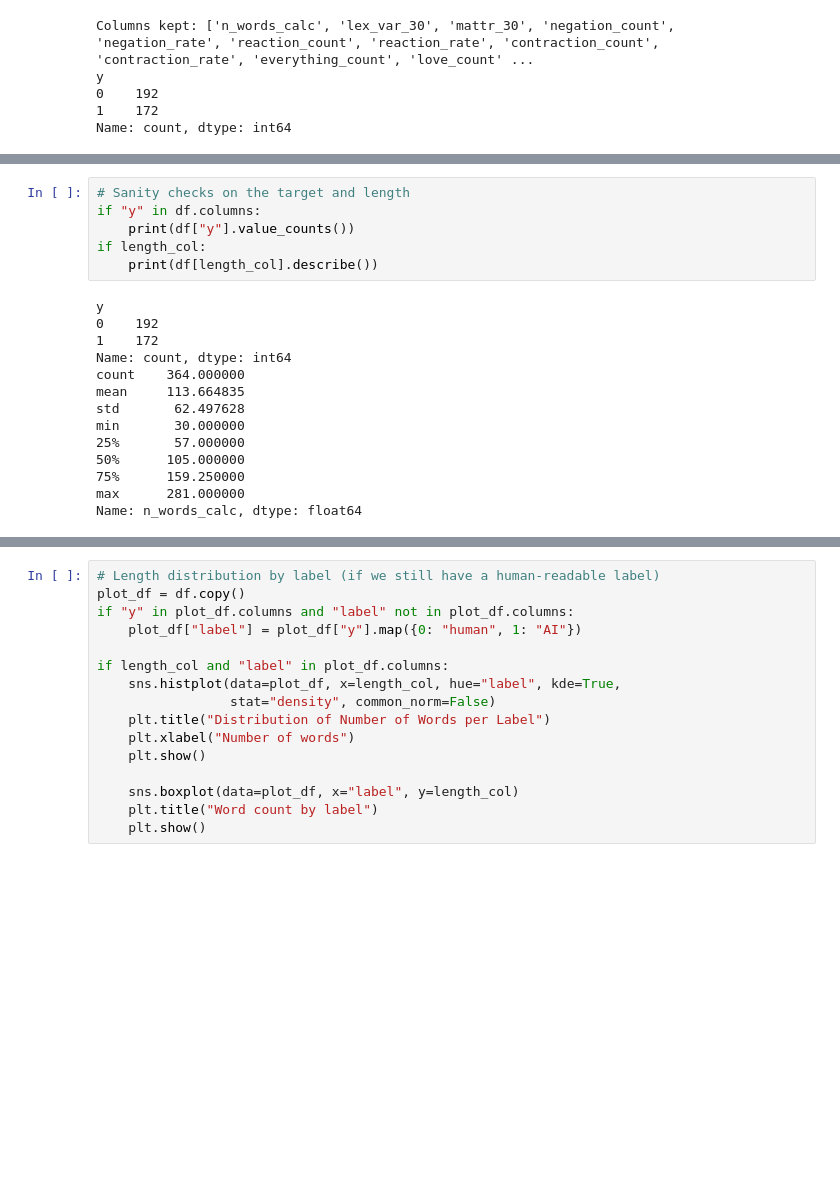
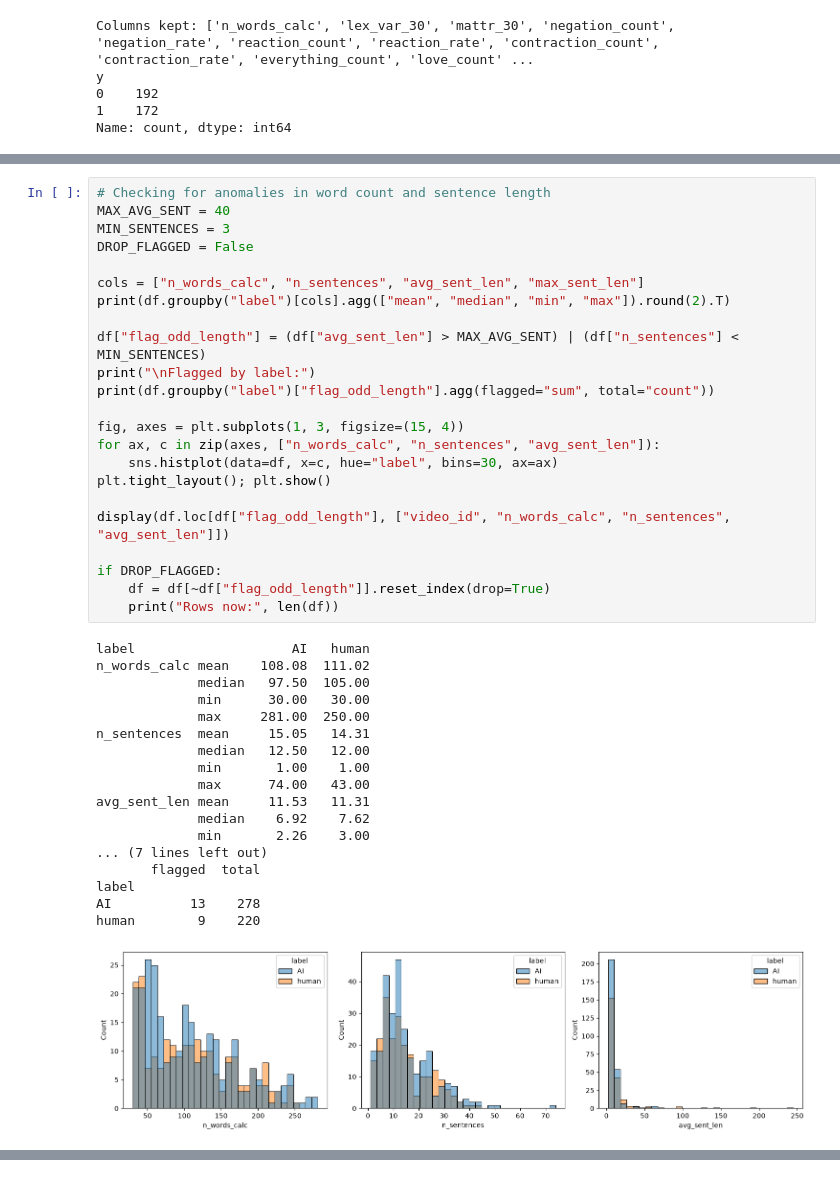
Before and after one commit to mayahkg/AI-vs-Human-Storytelling, a Jupyter notebook: AI vs Human Storytelling in YT Shorts/notebooks/data_cleaning.ipynb, the cells around one changed output, grey strips where cells are left out. Cells and saved outputs as stored; diff of their text form; blank space fills up the shorter version.

Commit message:
visualisations and data cleaned

```diff
--- a/AI vs Human Storytelling in YT Shorts/notebooks/data_cleaning.ipynb
+++ b/AI vs Human Storytelling in YT Shorts/notebooks/data_cleaning.ipynb
@@ -117,20 +143,42 @@ memory usage: 113.9 KB
 # %%
-# Sanity checks on the target and length
-if "y" in df.columns:
-    print(df["y"].value_counts())
-if length_col:
-    print(df[length_col].describe())
+# Checking for anomalies in word count and sentence length
+MAX_AVG_SENT = 40
+MIN_SENTENCES = 3
+DROP_FLAGGED = False
+
+cols = ["n_words_calc", "n_sentences", "avg_sent_len", "max_sent_len"]
+print(df.groupby("label")[cols].agg(["mean", "median", "min", "max"]).round(2).T)
+
+df["flag_odd_length"] = (df["avg_sent_len"] > MAX_AVG_SENT) | (df["n_sentences"] < MIN_SENTENCES)
+print("\nFlagged by label:")
+print(df.groupby("label")["flag_odd_length"].agg(flagged="sum", total="count"))
+
+fig, axes = plt.subplots(1, 3, figsize=(15, 4))
+for ax, c in zip(axes, ["n_words_calc", "n_sentences", "avg_sent_len"]):
+    sns.histplot(data=df, x=c, hue="label", bins=30, ax=ax)
+plt.tight_layout(); plt.show()
+
+display(df.loc[df["flag_odd_length"], ["video_id", "n_words_calc", "n_sentences", "avg_sent_len"]])
+
+if DROP_FLAGGED:
+    df = df[~df["flag_odd_length"]].reset_index(drop=True)
+    print("Rows now:", len(df))
 # %% [output]
-y
-0    192
-1    172
-Name: count, dtype: int64
-count    364.000000
-mean     113.664835
-std       62.497628
-min       30.000000
-25%       57.000000
-50%      105.000000
-75%      159.250000
-max      281.000000
-Name: n_words_calc, dtype: float64
+label                    AI   human
+n_words_calc mean    108.08  111.02
+             median   97.50  105.00
+             min      30.00   30.00
+             max     281.00  250.00
+n_sentences  mean     15.05   14.31
+             median   12.50   12.00
+             min       1.00    1.00
+             max      74.00   43.00
+avg_sent_len mean     11.53   11.31
+             median    6.92    7.62
+             min       2.26    3.00
+... (7 lines left out)
+       flagged  total
+label
+AI          13    278
+human        9    220
+[figure, added]
@@ -137,18 +202,2 @@ Name: n_words_calc, dtype: float64
-# %%
-# Length distribution by label (if we still have a human-readable label)
-plot_df = df.copy()
-if "y" in plot_df.columns and "label" not in plot_df.columns:
-    plot_df["label"] = plot_df["y"].map({0: "human", 1: "AI"})
-
-if length_col and "label" in plot_df.columns:
-    sns.histplot(data=plot_df, x=length_col, hue="label", kde=True,
-                 stat="density", common_norm=False)
-    plt.title("Distribution of Number of Words per Label")
-    plt.xlabel("Number of words")
-    plt.show()
-
-    sns.boxplot(data=plot_df, x="label", y=length_col)
-    plt.title("Word count by label")
-    plt.show()
 # %%
 # Save cleaned table
```
Also changed, not shown: parts of 4 cells of this notebook, 3 other files.
